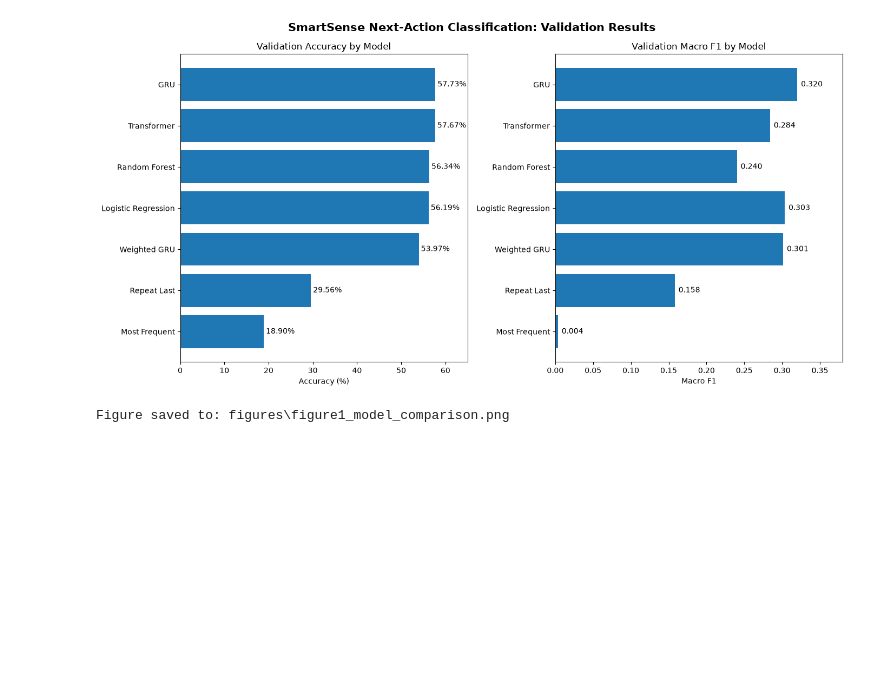
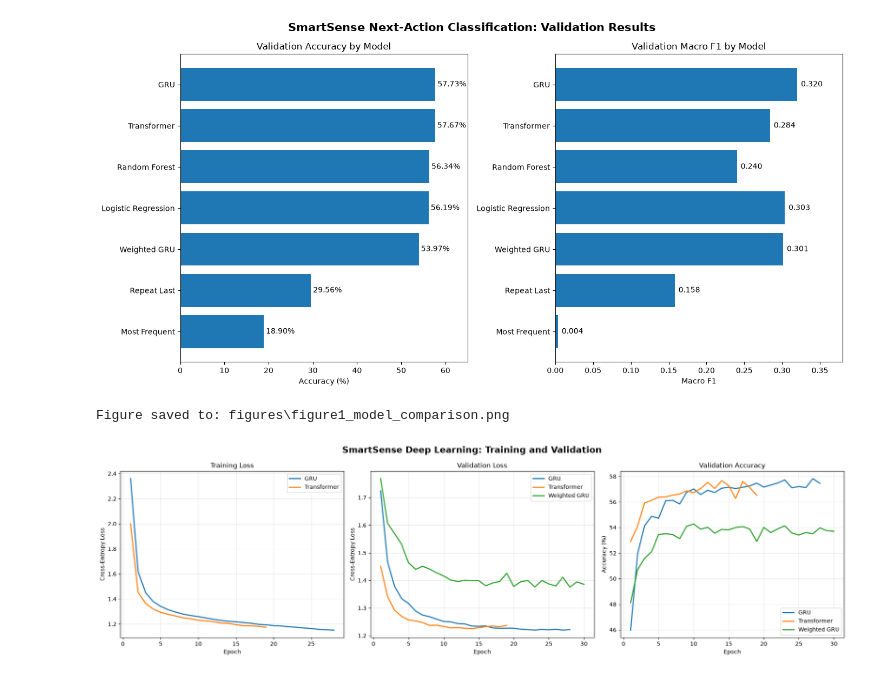
Before and after one commit to HarrisonWilliams123/data-mining-project, a Jupyter notebook: SmartSense_Classification.ipynb, the cells around one changed output. Cells and saved outputs as stored; diff of their text form; code cells hidden in the pictures; blank space fills up the shorter version.

```diff
--- a/SmartSense_Classification.ipynb
+++ b/SmartSense_Classification.ipynb
@@ -2592,3 +2592,89 @@ print("Figure saved to:", output_path)
 # %% [output]
 [figure]
 Figure saved to: figures\figure1_model_comparison.png
+# %%
+#Figure 2: Deep learning training curves
+
+import matplotlib.pyplot as plt
+import numpy as np
+
+models_history = {
+    "GRU": history,
+    "Transformer": transformer_history,
+    "Weighted GRU": weighted_history
+}
+
+fig, axes = plt.subplots(1, 3, figsize=(19, 5.5))
+
+# Panel A - Original GRU and Transformer training loss
+for name in ["GRU", "Transformer"]:
+    values = models_history[name]["train_loss"]
+
+    axes[0].plot(
+        range(1, len(values) + 1),
+        values,
+        linewidth=2,
+        label=name
+    )
+
+axes[0].set_title("Training Loss")
+axes[0].set_xlabel("Epoch")
+axes[0].set_ylabel("Cross-Entropy Loss")
+axes[0].legend()
+axes[0].grid(alpha=0.3)
+
+# Panel B - Unweighted validation loss
+for name, model_history in models_history.items():
+    values = model_history["val_loss"]
+
+    axes[1].plot(
+        range(1, len(values) + 1),
+        values,
+        linewidth=2,
+        label=name
+    )
+
+axes[1].set_title("Validation Loss")
+axes[1].set_xlabel("Epoch")
+axes[1].set_ylabel("Cross-Entropy Loss")
+axes[1].legend()
+axes[1].grid(alpha=0.3)
+
+# Panel C - Validation accuracy
+for name, model_history in models_history.items():
+    values = model_history["val_accuracy"]
+
+    axes[2].plot(
+        range(1, len(values) + 1),
+        values,
+        linewidth=2,
+        label=name
+    )
+
+axes[2].set_title("Validation Accuracy")
+axes[2].set_xlabel("Epoch")
+axes[2].set_ylabel("Accuracy (%)")
+axes[2].legend()
+axes[2].grid(alpha=0.3)
+
+fig.suptitle(
+    "SmartSense Deep Learning: Training and Validation",
+    fontsize=16,
+    fontweight="bold"
+)
+
+plt.tight_layout()
+
+output_path = FIGURE_DIR / "figure2_deep_learning_curves.png"
+
+plt.savefig(
+    output_path,
+    dpi=300,
+    bbox_inches="tight"
+)
+
+plt.show()
+
+print("Figure saved to:", output_path)
+# %% [output]
+[figure, added]
```
Also changed, not shown: parts of 4 cells of this notebook, 4 other files.
